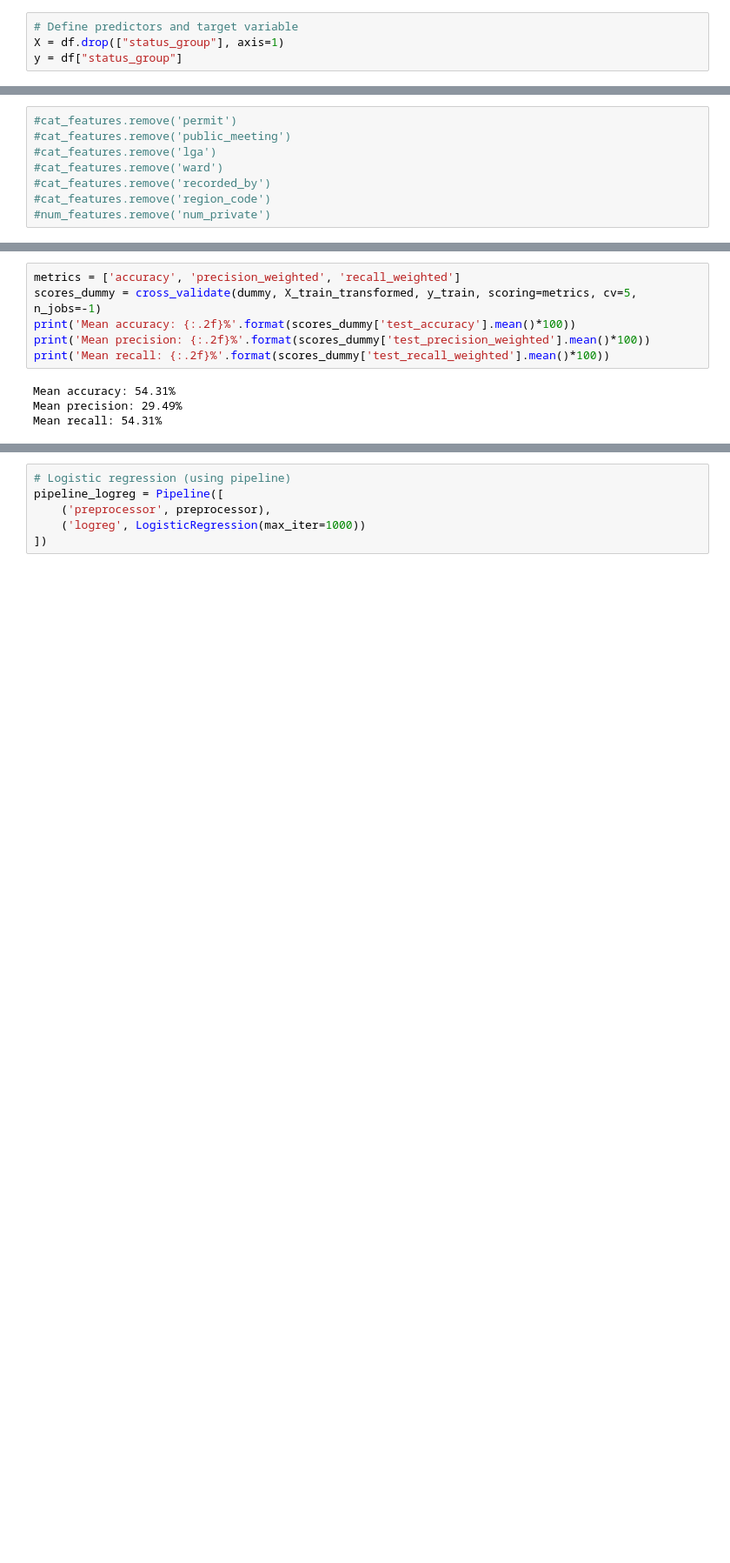
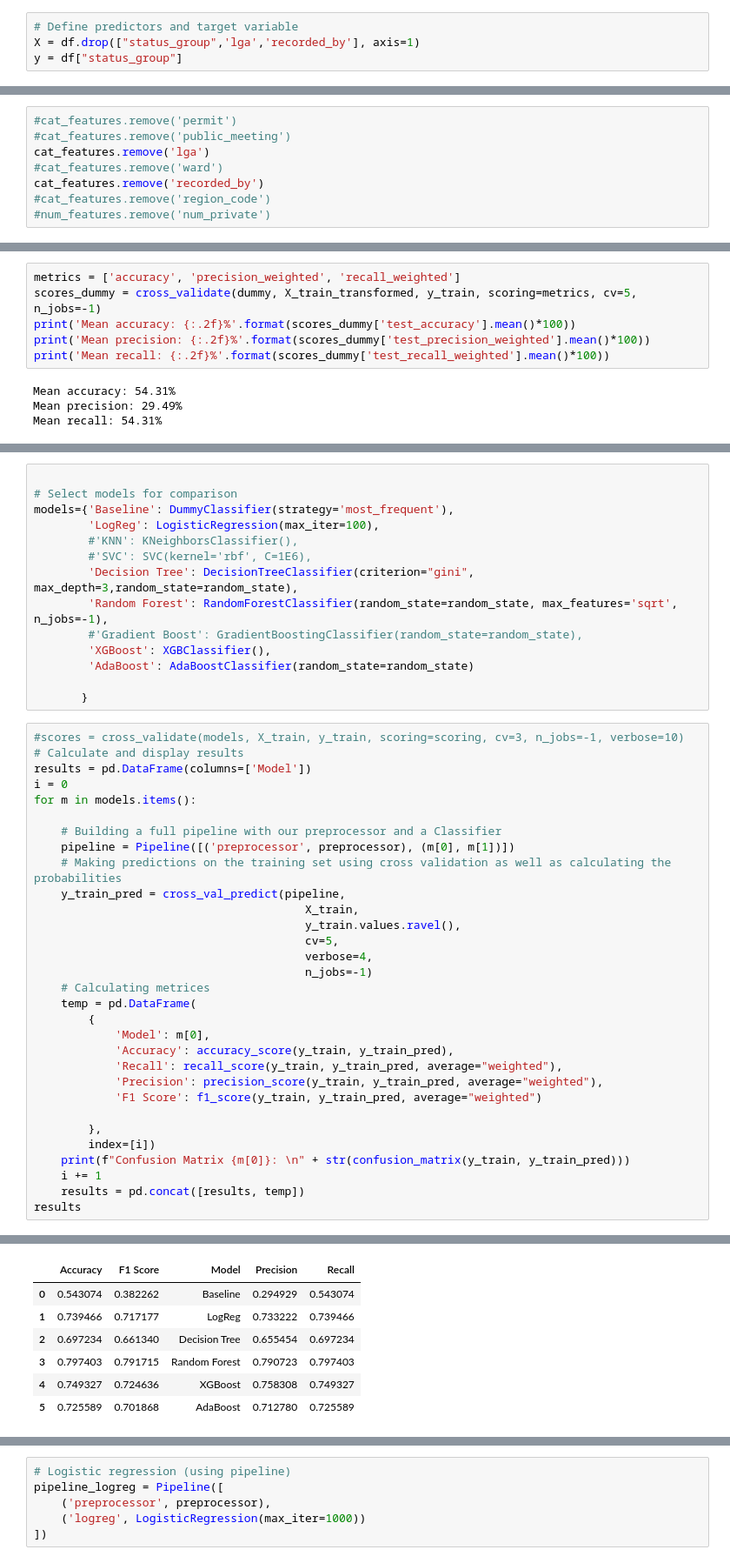
Before and after one commit to roble-chris/Captsone-PumpitUp, a Jupyter notebook: #2 Predictive Modelling.ipynb, the cells around one changed output, grey strips where cells are left out. Shown at 87% size. Saved outputs shown, nothing was run; the diff lists cells and outputs as text; blank space fills up the shorter version.

```diff
--- a/#2 Predictive Modelling.ipynb
+++ b/#2 Predictive Modelling.ipynb
@@ -79,7 +78,7 @@ df['status_group'].value_counts()
 Name: status_group, dtype: int64
 # %%
 # Define predictors and target variable
-X = df.drop(["status_group"], axis=1)
+X = df.drop(["status_group",'lga','recorded_by'], axis=1)
 y = df["status_group"]
 # %%
 # Split data into training and testing sets
@@ -138,9 +137,9 @@ cat_features
 # %%
 #cat_features.remove('permit')
 #cat_features.remove('public_meeting')
-#cat_features.remove('lga')
+cat_features.remove('lga')
 #cat_features.remove('ward')
-#cat_features.remove('recorded_by')
+cat_features.remove('recorded_by')
 #cat_features.remove('region_code')
 #num_features.remove('num_private')
 # %%
@@ -228,0 +228,46 @@ Mean recall: 54.31%
+# %%
+
+# Select models for comparison
+models={'Baseline': DummyClassifier(strategy='most_frequent'),
+        'LogReg': LogisticRegression(max_iter=100),
+        #'KNN': KNeighborsClassifier(),
+        #'SVC': SVC(kernel='rbf', C=1E6),
+        'Decision Tree': DecisionTreeClassifier(criterion="gini", max_depth=3,random_state=random_state),
+        'Random Forest': RandomForestClassifier(random_state=random_state, max_features='sqrt', n_jobs=-1),
+        #'Gradient Boost': GradientBoostingClassifier(random_state=random_state),
+        'XGBoost': XGBClassifier(),
+        'AdaBoost': AdaBoostClassifier(random_state=random_state)
+
+       }
+# %%
+#scores = cross_validate(models, X_train, y_train, scoring=scoring, cv=3, n_jobs=-1, verbose=10)
+# Calculate and display results
+results = pd.DataFrame(columns=['Model'])
+i = 0
+for m in models.items():
+
+    # Building a full pipeline with our preprocessor and a Classifier
+    pipeline = Pipeline([('preprocessor', preprocessor), (m[0], m[1])])
+    # Making predictions on the training set using cross validation as well as calculating the probabilities
+    y_train_pred = cross_val_predict(pipeline,
+                                        X_train,
+                                        y_train.values.ravel(),
+                                        cv=5,
+                                        verbose=4,
+                                        n_jobs=-1)
+    # Calculating metrices
+    temp = pd.DataFrame(
+        {
+            'Model': m[0],
+            'Accuracy': accuracy_score(y_train, y_train_pred),
+            'Recall': recall_score(y_train, y_train_pred, average="weighted"),
+            'Precision': precision_score(y_train, y_train_pred, average="weighted"),
+            'F1 Score': f1_score(y_train, y_train_pred, average="weighted")
+
+        },
+        index=[i])
+    print(f"Confusion Matrix {m[0]}: \n" + str(confusion_matrix(y_train, y_train_pred)))
+    i += 1
+    results = pd.concat([results, temp])
+results
+# %% [output]
@@ -228,0 +351,7 @@ Mean recall: 54.31%
+|  | Accuracy | F1 Score | Model | Precision | Recall |
+| 0 | 0.543074 | 0.382262 | Baseline | 0.294929 | 0.543074 |
+| 1 | 0.739466 | 0.717177 | LogReg | 0.733222 | 0.739466 |
+| 2 | 0.697234 | 0.661340 | Decision Tree | 0.655454 | 0.697234 |
+| 3 | 0.797403 | 0.791715 | Random Forest | 0.790723 | 0.797403 |
+| 4 | 0.749327 | 0.724636 | XGBoost | 0.758308 | 0.749327 |
+| 5 | 0.725589 | 0.701868 | AdaBoost | 0.712780 | 0.725589 |
```
Also changed, not shown: parts of 26 cells of this notebook, 6 other files.
